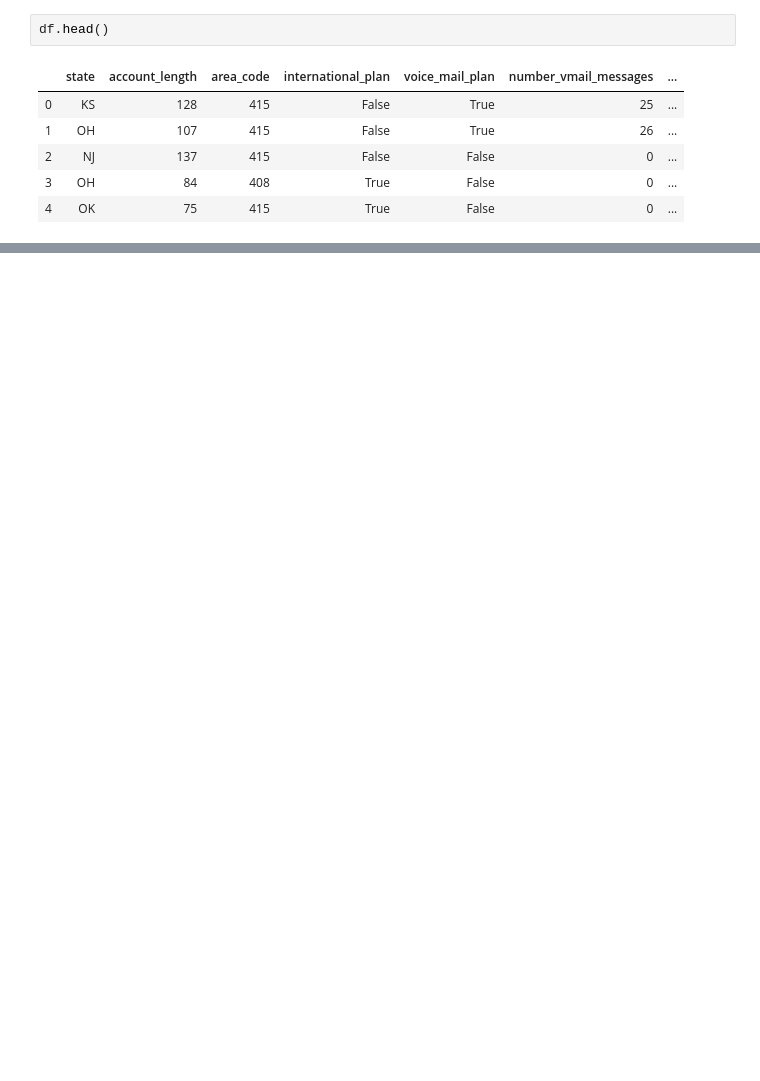
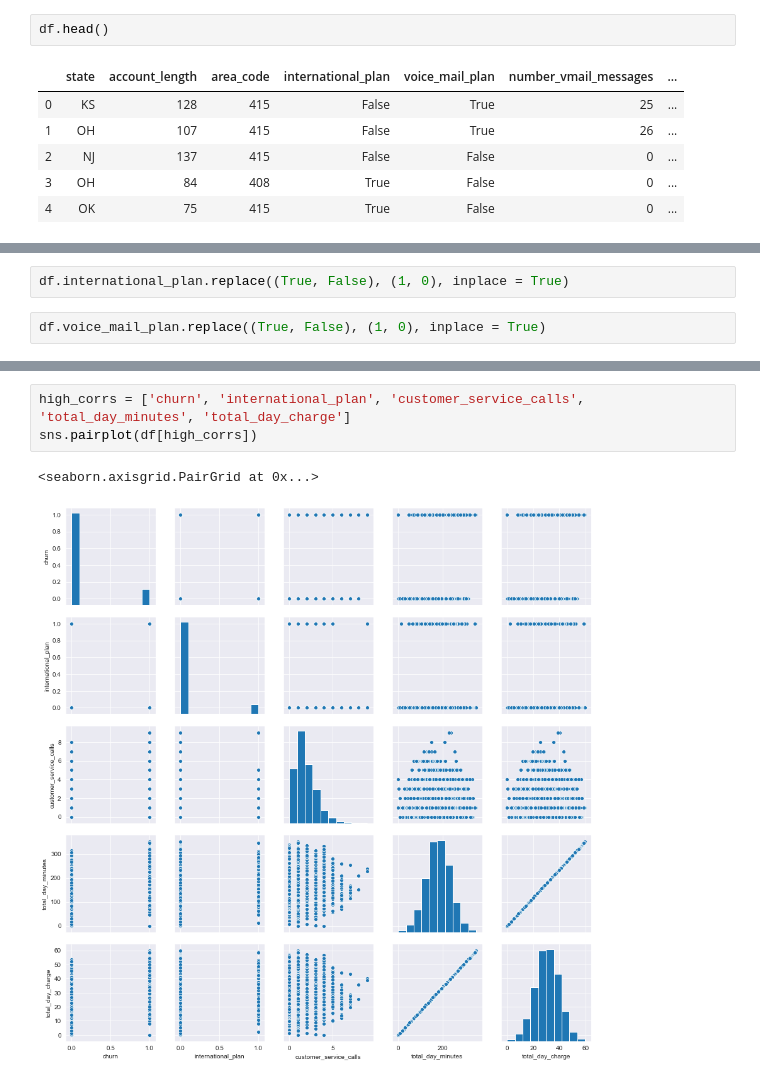
Before and after one commit to chum46/customer_churn_prediction, a Jupyter notebook: notebooks/exploratory/lmc_exploratory_nb/03_eda_lc.ipynb, the cells around one changed output, grey strips where cells are left out. Drawn from its saved outputs; the diff is of its cells as text; blank space fills up the shorter version.

```diff
--- a/notebooks/exploratory/lmc_exploratory_nb/03_eda_lc.ipynb
+++ b/notebooks/exploratory/lmc_exploratory_nb/03_eda_lc.ipynb
@@ -71,0 +80,4 @@ So we can see
+# %%
+df.international_plan.replace((True, False), (1, 0), inplace = True)
+# %%
+df.voice_mail_plan.replace((True, False), (1, 0), inplace = True)
@@ -71,0 +146,6 @@ So we can see
+# %%
+high_corrs = ['churn', 'international_plan', 'customer_service_calls', 'total_day_minutes', 'total_day_charge']
+sns.pairplot(df[high_corrs])
+# %% [output]
+<seaborn.axisgrid.PairGrid at 0x...>
+[figure, added]
```
Also changed, not shown: parts of 44 cells of this notebook.
